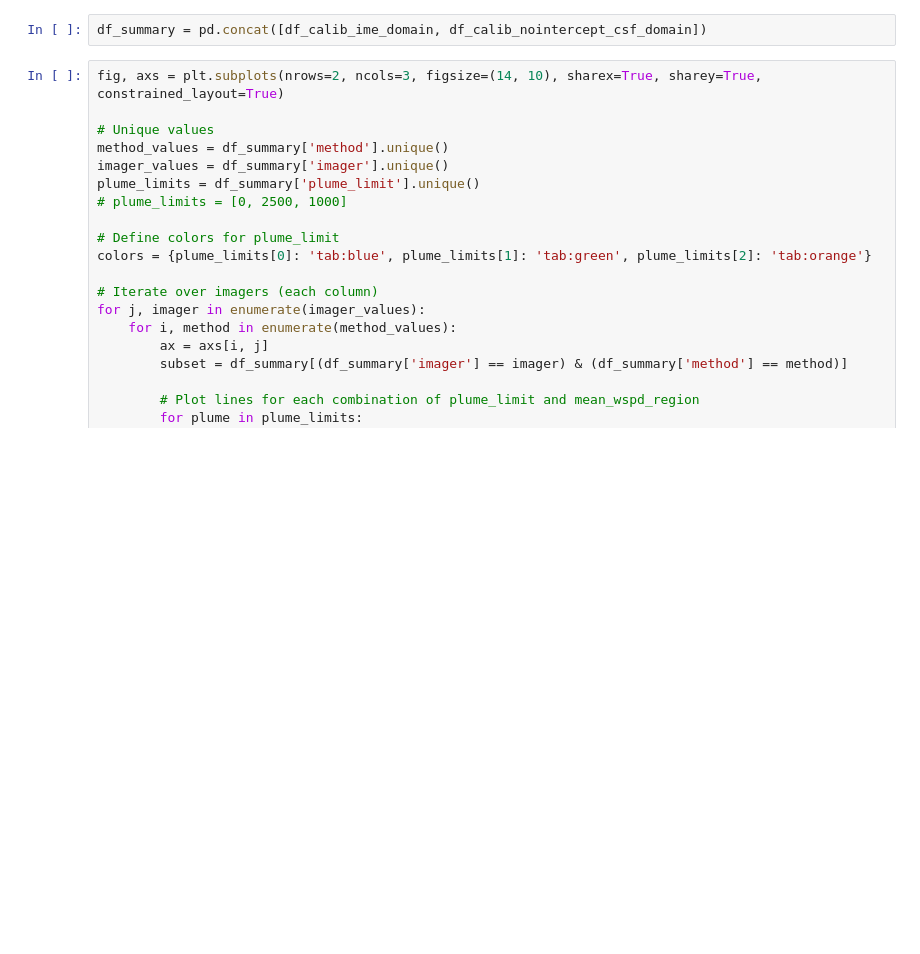
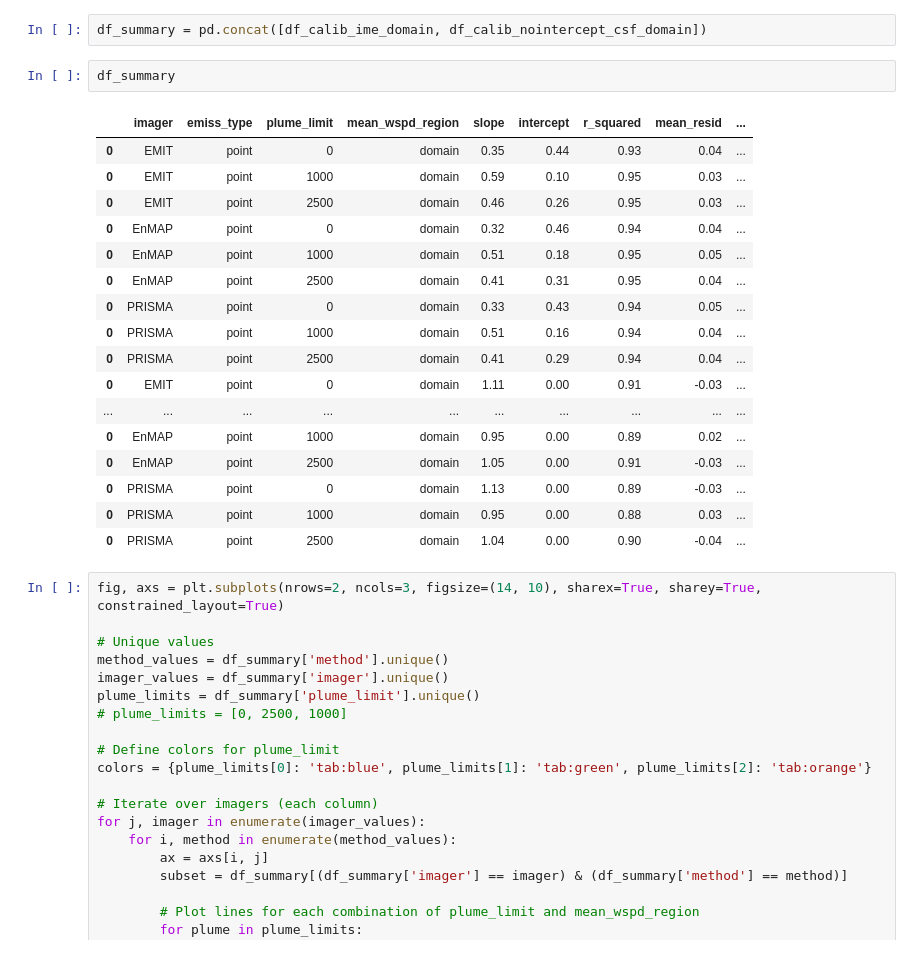
Before and after one commit to zxdawn/HyperGas-GMD, a Jupyter notebook: notebooks/calib_summary_co2_conservative_resample.ipynb, the cells around one changed output. Cells and saved outputs as stored; diff of their text form; blank space fills up the shorter version.

```diff
--- a/notebooks/calib_summary_co2_conservative_resample.ipynb
+++ b/notebooks/calib_summary_co2_conservative_resample.ipynb
@@ -413,6 +413,26 @@ df_calib_ime_domain = df_calib.query("(method == 'ime') & (mean_wspd_region == '
 df_calib_nointercept_csf_domain = df_calib_nointercept.query("(method == 'csf') & (mean_wspd_region == 'domain') & (emiss_type == 'point')")
 # %%
 df_summary = pd.concat([df_calib_ime_domain, df_calib_nointercept_csf_domain])
+# %%
+df_summary
+# %% [output]
+|  | imager | emiss_type | plume_limit | mean_wspd_region | slope | intercept | r_squared | mean_resid | ... |
+| 0 | EMIT | point | 0 | domain | 0.35 | 0.44 | 0.93 | 0.04 | ... |
+| 0 | EMIT | point | 1000 | domain | 0.59 | 0.10 | 0.95 | 0.03 | ... |
+| 0 | EMIT | point | 2500 | domain | 0.46 | 0.26 | 0.95 | 0.03 | ... |
+| 0 | EnMAP | point | 0 | domain | 0.32 | 0.46 | 0.94 | 0.04 | ... |
+| 0 | EnMAP | point | 1000 | domain | 0.51 | 0.18 | 0.95 | 0.05 | ... |
+| 0 | EnMAP | point | 2500 | domain | 0.41 | 0.31 | 0.95 | 0.04 | ... |
+| 0 | PRISMA | point | 0 | domain | 0.33 | 0.43 | 0.94 | 0.05 | ... |
+| 0 | PRISMA | point | 1000 | domain | 0.51 | 0.16 | 0.94 | 0.04 | ... |
+| 0 | PRISMA | point | 2500 | domain | 0.41 | 0.29 | 0.94 | 0.04 | ... |
+| 0 | EMIT | point | 0 | domain | 1.11 | 0.00 | 0.91 | -0.03 | ... |
+| ... | ... | ... | ... | ... | ... | ... | ... | ... | ... |
+| 0 | EnMAP | point | 1000 | domain | 0.95 | 0.00 | 0.89 | 0.02 | ... |
+| 0 | EnMAP | point | 2500 | domain | 1.05 | 0.00 | 0.91 | -0.03 | ... |
+| 0 | PRISMA | point | 0 | domain | 1.13 | 0.00 | 0.89 | -0.03 | ... |
+| 0 | PRISMA | point | 1000 | domain | 0.95 | 0.00 | 0.88 | 0.03 | ... |
+| 0 | PRISMA | point | 2500 | domain | 1.04 | 0.00 | 0.90 | -0.04 | ... |
 # %%
 fig, axs = plt.subplots(nrows=2, ncols=3, figsize=(14, 10), sharex=True, sharey=True, constrained_layout=True)
 
```
Also changed, not shown: 2 other files.
